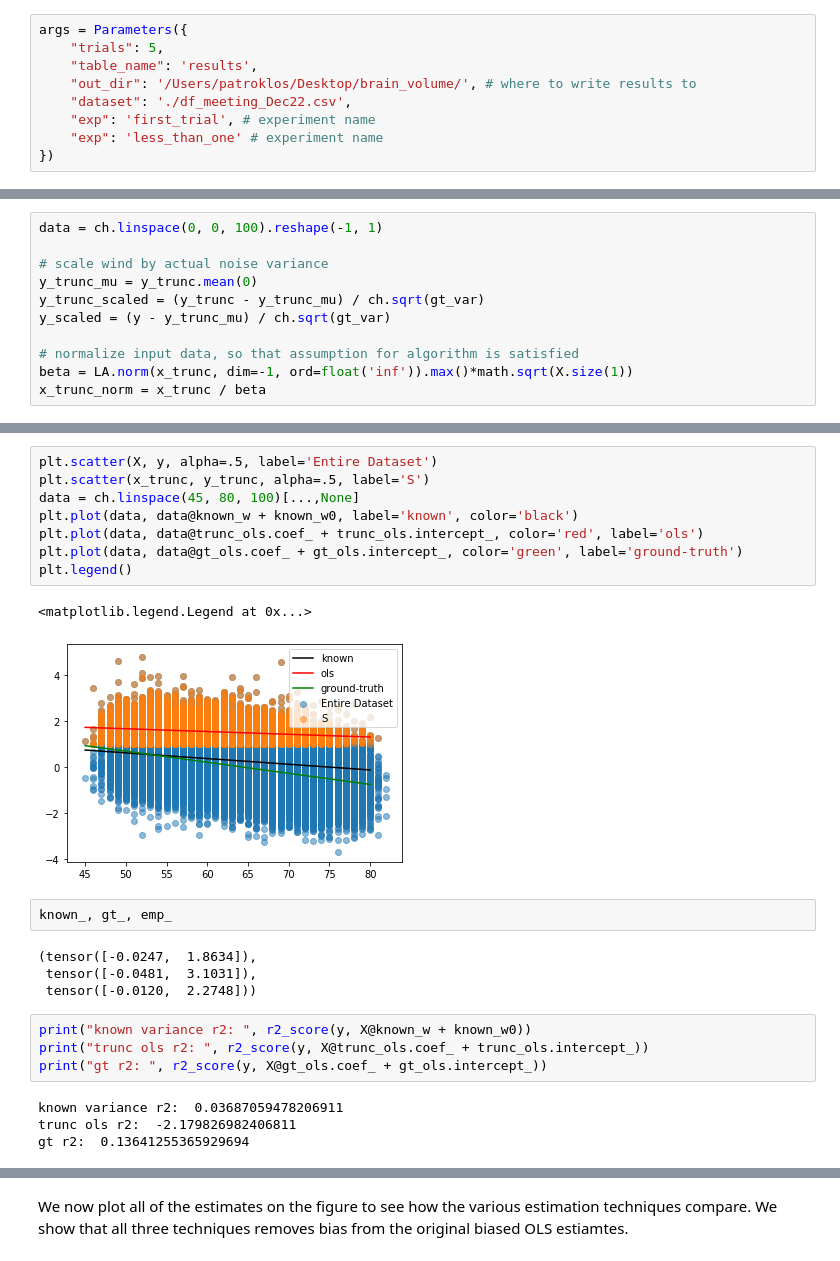
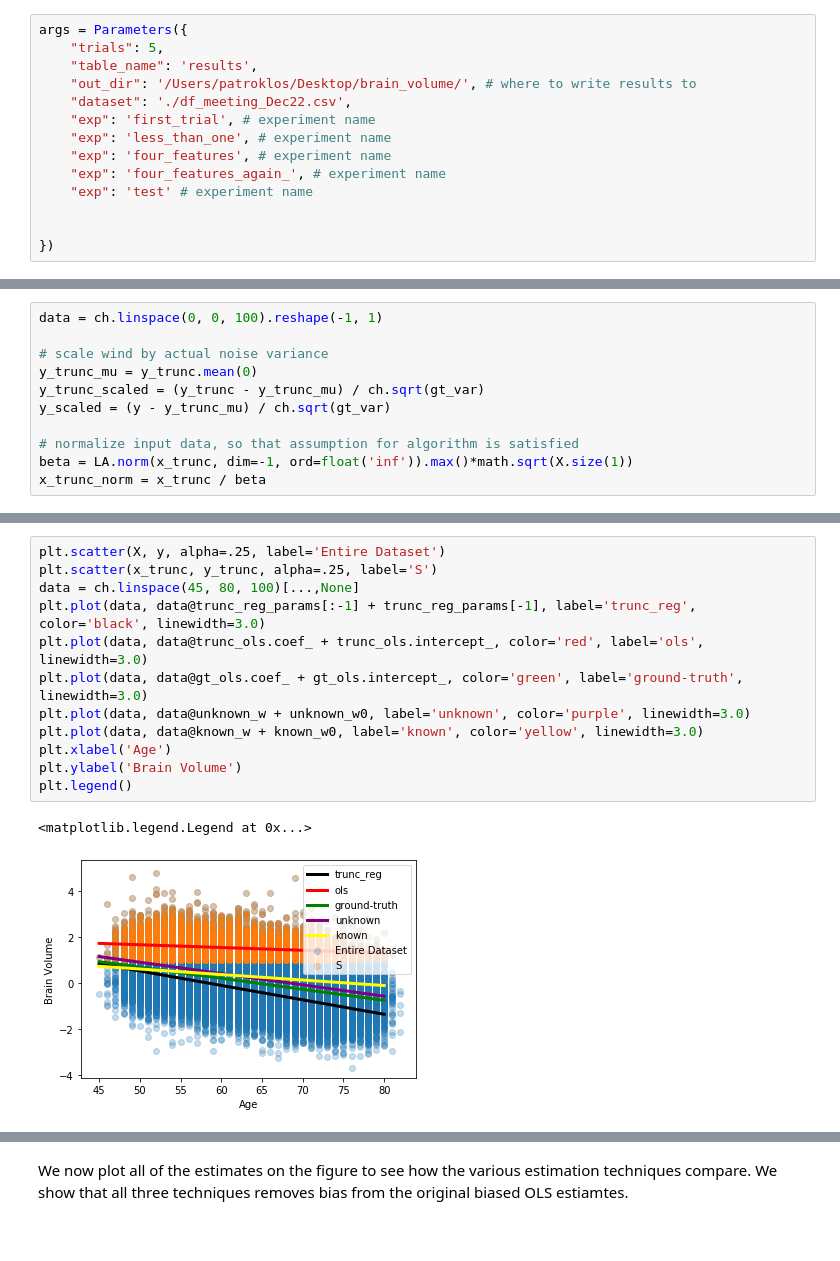
Before and after one commit to pstefanou12/Trunc-Bio, a Jupyter notebook: Brain Volume.ipynb, the cells around one changed output, grey strips where cells are left out. Drawn from its saved outputs; the diff is of its cells as text.

Commit message:
pretty clean notebook with semi-synthetic data on for brain volume regression.

```diff
--- a/Brain Volume.ipynb
+++ b/Brain Volume.ipynb
@@ -198,7 +213,12 @@ args = Parameters({
     "out_dir": '/Users/patroklos/Desktop/brain_volume/', # where to write results to
     "dataset": './df_meeting_Dec22.csv',
     "exp": 'first_trial', # experiment name
-    "exp": 'less_than_one' # experiment name
+    "exp": 'less_than_one', # experiment name
+    "exp": 'four_features', # experiment name
+    "exp": 'four_features_again_', # experiment name
+    "exp": 'test' # experiment name
+
+
 })
 # %% [markdown]
 # Import Dataset into Notebook
@@ -383,25 +453,15 @@ trunc mse:  tensor(0.3437)
 # %%
-plt.scatter(X, y, alpha=.5, label='Entire Dataset')
-plt.scatter(x_trunc, y_trunc, alpha=.5, label='S')
+plt.scatter(X, y, alpha=.25, label='Entire Dataset')
+plt.scatter(x_trunc, y_trunc, alpha=.25, label='S')
 data = ch.linspace(45, 80, 100)[...,None]
-plt.plot(data, data@known_w + known_w0, label='known', color='black')
-plt.plot(data, data@trunc_ols.coef_ + trunc_ols.intercept_, color='red', label='ols')
-plt.plot(data, data@gt_ols.coef_ + gt_ols.intercept_, color='green', label='ground-truth')
+plt.plot(data, data@trunc_reg_params[:-1] + trunc_reg_params[-1], label='trunc_reg', color='black', linewidth=3.0)
+plt.plot(data, data@trunc_ols.coef_ + trunc_ols.intercept_, color='red', label='ols', linewidth=3.0)
+plt.plot(data, data@gt_ols.coef_ + gt_ols.intercept_, color='green', label='ground-truth', linewidth=3.0)
+plt.plot(data, data@unknown_w + unknown_w0, label='unknown', color='purple', linewidth=3.0)
+plt.plot(data, data@known_w + known_w0, label='known', color='yellow', linewidth=3.0)
+plt.xlabel('Age')
+plt.ylabel('Brain Volume')
 plt.legend()
 # %% [output]
 <matplotlib.legend.Legend at 0x...>
-[figure, old version]
+[figure, new version]
-# %%
-known_, gt_, emp_
-# %% [output]
-(tensor([-0.0247,  1.8634]),
- tensor([-0.0481,  3.1031]),
- tensor([-0.0120,  2.2748]))
-# %%
-print("known variance r2: ", r2_score(y, X@known_w + known_w0))
-print("trunc ols r2: ", r2_score(y, X@trunc_ols.coef_ + trunc_ols.intercept_))
-print("gt r2: ", r2_score(y, X@gt_ols.coef_ + gt_ols.intercept_))
-# %% [output]
-known variance r2:  0.03687059478206911
-trunc ols r2:  -2.179826982406811
-gt r2:  0.13641255365929694
```
Also changed, not shown: parts of 46 cells of this notebook.
